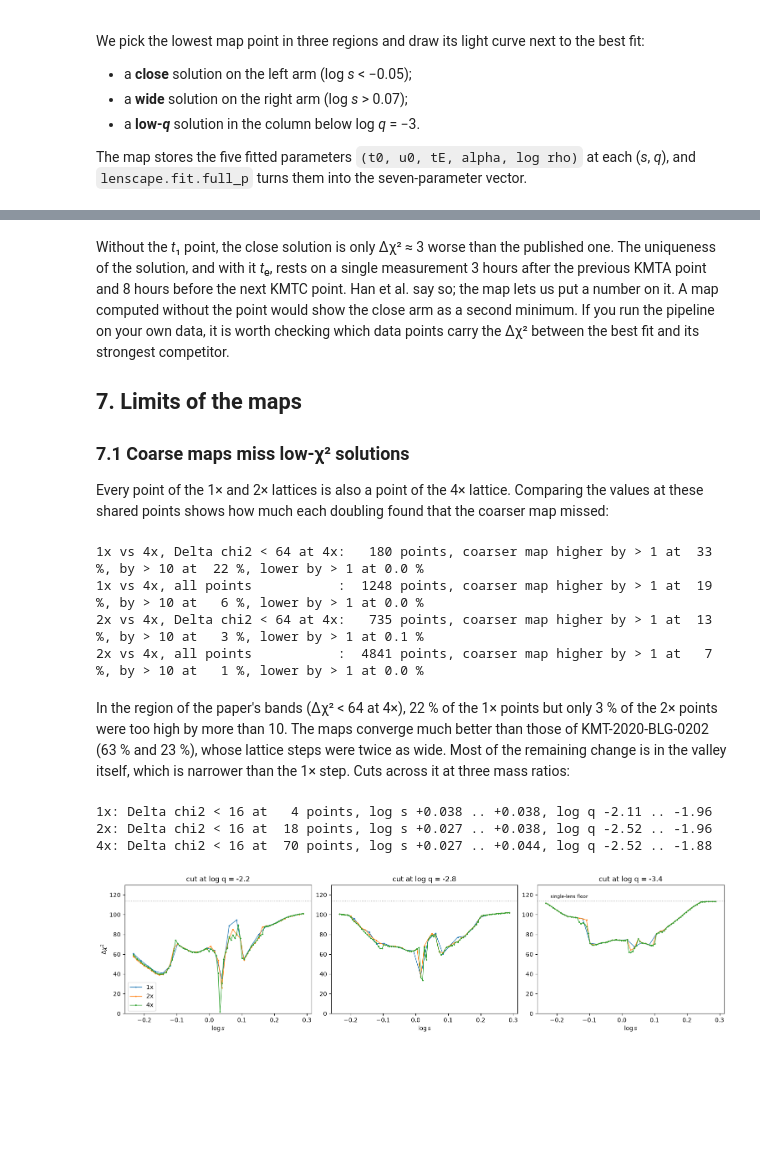
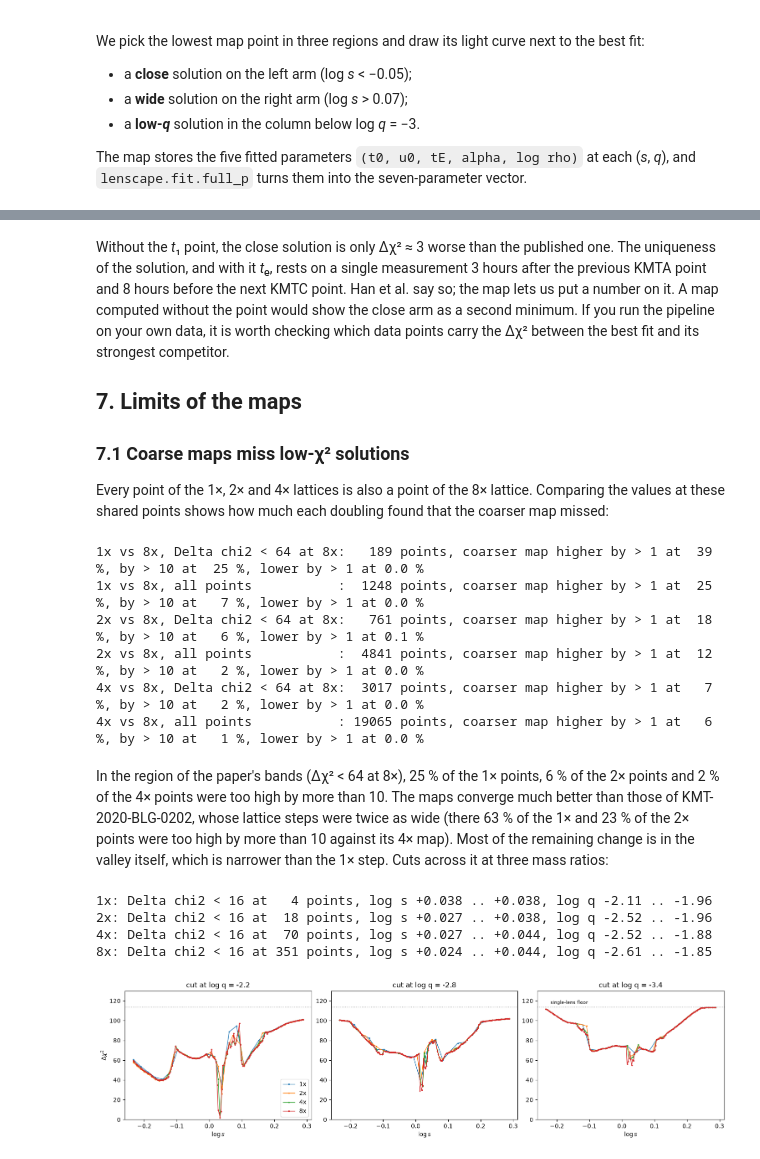
Before and after one commit to hippke/lenscape, a Jupyter notebook: notebooks/example_kb230466.ipynb, the cells around one changed output, grey strips where cells are left out. Saved outputs shown, nothing was run; the diff lists cells and outputs as text; code cells hidden in the pictures; blank space fills up the shorter version.

```diff
--- a/notebooks/example_kb230466.ipynb
+++ b/notebooks/example_kb230466.ipynb
@@ -209,9 +215,14 @@ All three maps are drawn against the same reference χ², the lower of the best
 logarithmic colour scale up to Δχ² = 100. The single-lens floor (≈ 114) is just above that, so everything at the top
 of the scale is no better than a single lens.
 # %%
-fig, axs = plt.subplots(1, 3, figsize=(16, 4.6), constrained_layout=True)
-for ax, (name, m) in zip(axs, [("1x", map1), ("2x", map2), ("4x", map4)]):
-    figures.plot_map(m, ax=ax, vmax=100, chi2_ref=ref, colorbar=(name == "4x"))
+fig, axs = plt.subplots(2, 2, figsize=(12, 9.5), constrained_layout=True, sharex=True, sharey=True)
+for ax, (name, m) in zip(axs.flat, MAPS):
+    figures.plot_map(m, ax=ax, vmax=100, chi2_ref=ref, colorbar=False)
     ax.plot(best[3], best[4], "w+", ms=10)
     ax.set_title(f"{name}: {m['chi2'].shape[0]} x {m['chi2'].shape[1]}")
+for ax in axs[0]: ax.set_xlabel("")
+for ax in axs[:, 1]: ax.set_ylabel("")
+ticks = np.array([0, 4, 20, 100])                         # one colour bar for all four (same scale as plot_map's)
+cb = fig.colorbar(axs[0, 0].images[0], ax=axs, shrink=0.6, ticks=np.log10(ticks + 1))
+cb.set_ticklabels([str(t) for t in ticks]); cb.set_label(r"$\Delta\chi^2$");
 # %% [output]
@@ -239,15 +251,15 @@ o = np.argsort(-cells["band"])
 axs[0].scatter(cells["log_s"][o], cells["log_q"][o], c=cells["band"][o] - 1, cmap=band_cmap, vmin=-0.5, vmax=4.5,
                marker="s", s=28)
 axs[0].set_title("Han et al. (2026) Fig. 2: cells with Delta chi2 <= 4, 16, 36, 64")
-band4 = np.searchsorted(edges, map4["chi2"] - ref)                       # 0..3 inside the bands, 4 above 64
-axs[1].pcolormesh(map4["logs"], map4["logq"], band4.T, cmap=band_cmap, vmin=-0.5, vmax=4.5, shading="nearest")
-axs[1].set_title("lenscape 4x, same bands, no rescaling")
+band8 = np.searchsorted(edges, map8["chi2"] - ref)                       # 0..3 inside the bands, 4 above 64
+axs[1].pcolormesh(map8["logs"], map8["logq"], band8.T, cmap=band_cmap, vmin=-0.5, vmax=4.5, shading="nearest")
+axs[1].set_title("lenscape 8x, same bands, no rescaling")
 for ax in axs:
     ax.plot(best[3], best[4], "k+", ms=10); ax.set_xlabel(r"$\log s$")
 axs[0].set_ylabel(r"$\log q$")
 
 # band of our maps at each paper cell (nearest lattice point)
-for name, m in [("1x", map1), ("4x", map4)]:
+for name, m in [("1x", map1), ("4x", map4), ("8x", map8)]:
     i = np.round((cells["log_s"] - m["logs"][0]) / (m["logs"][1] - m["logs"][0])).astype(int)
     j = np.round((cells["log_q"] - m["logq"][0]) / (m["logq"][1] - m["logq"][0])).astype(int)
     ours = np.searchsorted(edges, m["chi2"][i, j] - ref) + 1
@@ -284,8 +297,8 @@ def lowest(m, s_range, q_range=(-9, 9)):
     i, j = si[a], qi[b]
     return np.array(lenscape.fit.full_p(m["pars"][i, j], m["logs"][i], m["logq"][j]))
 
-sols = {"best fit": best, "close": lowest(map4, (-0.3, -0.05)), "wide": lowest(map4, (0.07, 0.3)),
-        "low q": lowest(map4, (-0.05, 0.1), (-4, -3.0))}
+sols = {"best fit": best, "close": lowest(map8, (-0.3, -0.05)), "wide": lowest(map8, (0.07, 0.3)),
+        "low q": lowest(map8, (-0.05, 0.1), (-4, -3.0))}
 k1 = np.argmin(abs(data.t - 10062.312))                  # the KMTA point at t1
 for name, p in sols.items():
     r = lenscape.model.residuals(be, p, data)
@@ -333,45 +346,49 @@ points carry the Δχ² between the best fit and its strongest competitor.
 
 ### 7.1 Coarse maps miss low-χ² solutions
 
-Every point of the 1× and 2× lattices is also a point of the 4× lattice. Comparing the values at these shared points
+Every point of the 1×, 2× and 4× lattices is also a point of the 8× lattice. Comparing the values at these shared points
 shows how much each doubling found that the coarser map missed:
 # %%
-for name, m, step in [("1x", map1, 4), ("2x", map2, 2)]:
-    c4 = map4["chi2"][::step, ::step]
-    diff = m["chi2"] - c4
-    for label, sel in [("Delta chi2 < 64 at 4x", c4 - ref < 64), ("all points", np.isfinite(c4))]:
-        print(f"{name} vs 4x, {label:21s}: {sel.sum():5d} points, coarser map higher by > 1 at "
+for name, m, step in [("1x", map1, 8), ("2x", map2, 4), ("4x", map4, 2)]:
+    c8 = map8["chi2"][::step, ::step]
+    diff = m["chi2"] - c8
+    for label, sel in [("Delta chi2 < 64 at 8x", c8 - ref < 64), ("all points", np.isfinite(c8))]:
+        print(f"{name} vs 8x, {label:21s}: {sel.sum():5d} points, coarser map higher by > 1 at "
               f"{100 * (diff[sel] > 1).mean():3.0f} %, by > 10 at {100 * (diff[sel] > 10).mean():3.0f} %, "
               f"lower by > 1 at {100 * (diff[sel] < -1).mean():.1f} %")
 # %% [output]
-1x vs 4x, Delta chi2 < 64 at 4x:   180 points, coarser map higher by > 1 at  33 %, by > 10 at  22 %, lower by > 1 at 0.0 %
-1x vs 4x, all points           :  1248 points, coarser map higher by > 1 at  19 %, by > 10 at   6 %, lower by > 1 at 0.0 %
-2x vs 4x, Delta chi2 < 64 at 4x:   735 points, coarser map higher by > 1 at  13 %, by > 10 at   3 %, lower by > 1 at 0.1 %
-2x vs 4x, all points           :  4841 points, coarser map higher by > 1 at   7 %, by > 10 at   1 %, lower by > 1 at 0.0 %
+1x vs 8x, Delta chi2 < 64 at 8x:   189 points, coarser map higher by > 1 at  39 %, by > 10 at  25 %, lower by > 1 at 0.0 %
+1x vs 8x, all points           :  1248 points, coarser map higher by > 1 at  25 %, by > 10 at   7 %, lower by > 1 at 0.0 %
+2x vs 8x, Delta chi2 < 64 at 8x:   761 points, coarser map higher by > 1 at  18 %, by > 10 at   6 %, lower by > 1 at 0.1 %
+2x vs 8x, all points           :  4841 points, coarser map higher by > 1 at  12 %, by > 10 at   2 %, lower by > 1 at 0.0 %
+4x vs 8x, Delta chi2 < 64 at 8x:  3017 points, coarser map higher by > 1 at   7 %, by > 10 at   2 %, lower by > 1 at 0.0 %
+4x vs 8x, all points           : 19065 points, coarser map higher by > 1 at   6 %, by > 10 at   1 %, lower by > 1 at 0.0 %
 # %% [markdown]
-In the region of the paper's bands (Δχ² < 64 at 4×), 22 % of the 1× points but only 3 % of the 2× points were too high
-by more than 10. The maps converge much better than those of KMT-2020-BLG-0202 (63 % and 23 %), whose lattice steps
-were twice as wide. Most of the remaining change is in the valley itself, which is narrower than the 1× step. Cuts
-across it at three mass ratios:
+In the region of the paper's bands (Δχ² < 64 at 8×), 25 % of the 1× points, 6 % of the 2× points and 2 % of the 4×
+points were too high by more than 10. The maps converge much better than those of KMT-2020-BLG-0202, whose lattice
+steps were twice as wide (there 63 % of the 1× and 23 % of the 2× points were too high by more than 10 against its 4×
+map). Most of the remaining change is in the valley itself, which is narrower than the 1× step. Cuts across it at
+three mass ratios:
 # %%
 fig, axs = plt.subplots(1, 3, figsize=(15, 3.8), constrained_layout=True)
 for ax, lq in zip(axs, [-2.2, -2.8, -3.4]):
-    for name, m in [("1x", map1), ("2x", map2), ("4x", map4)]:
+    for name, m in MAPS:
         j = np.argmin(abs(m["logq"] - lq))
         ax.plot(m["logs"], m["chi2"][:, j] - ref, ".-", ms=3, lw=1, label=name)
     ax.axhline(floor, color="grey", ls=":", lw=1)
     ax.set_ylim(0, 130); ax.set_xlabel(r"$\log s$"); ax.set_title(f"cut at log q = {lq}")
 axs[0].set_ylabel(r"$\Delta\chi^2$"); axs[0].legend(); axs[2].text(-0.22, floor + 3, "single-lens floor", fontsize=8);
 
-for name, m in [("1x", map1), ("2x", map2), ("4x", map4)]:
+for name, m in MAPS:
     d = m["chi2"] - ref
     S, Q = np.meshgrid(m["logs"], m["logq"], indexing="ij")
     sel = d < 16
     print(f"{name}: Delta chi2 < 16 at {sel.sum():3d} points, log s {S[sel].min():+.3f} .. {S[sel].max():+.3f}, "
           f"log q {Q[sel].min():+.2f} .. {Q[sel].max():+.2f}")
 # %% [output]
 1x: Delta chi2 < 16 at   4 points, log s +0.038 .. +0.038, log q -2.11 .. -1.96
 2x: Delta chi2 < 16 at  18 points, log s +0.027 .. +0.038, log q -2.52 .. -1.96
 4x: Delta chi2 < 16 at  70 points, log s +0.027 .. +0.044, log q -2.52 .. -1.88
+8x: Delta chi2 < 16 at 351 points, log s +0.024 .. +0.044, log q -2.61 .. -1.85
-[figure, old version]
+[figure, new version]
 # %% [markdown]
```
Also changed, not shown: parts of 16 cells of this notebook, 2 other files.
